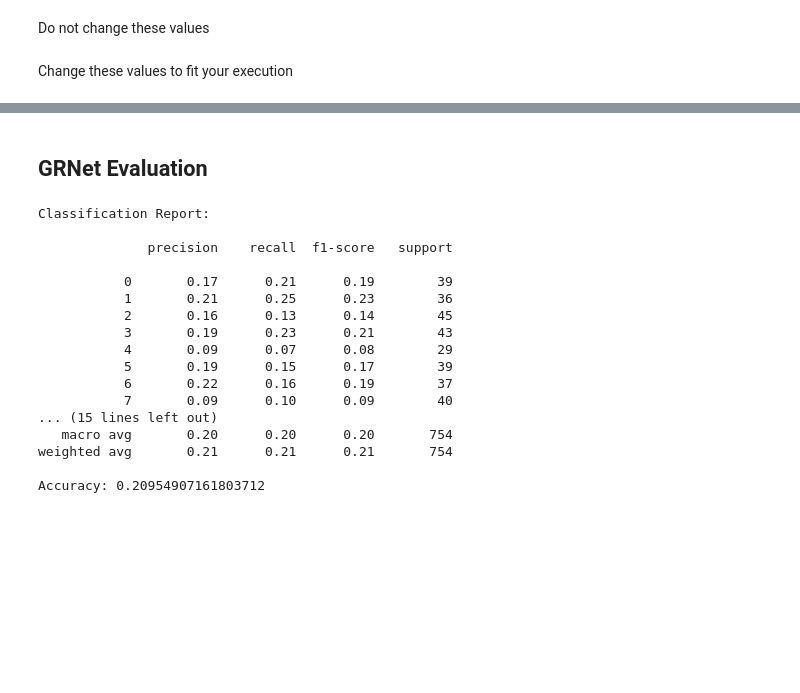
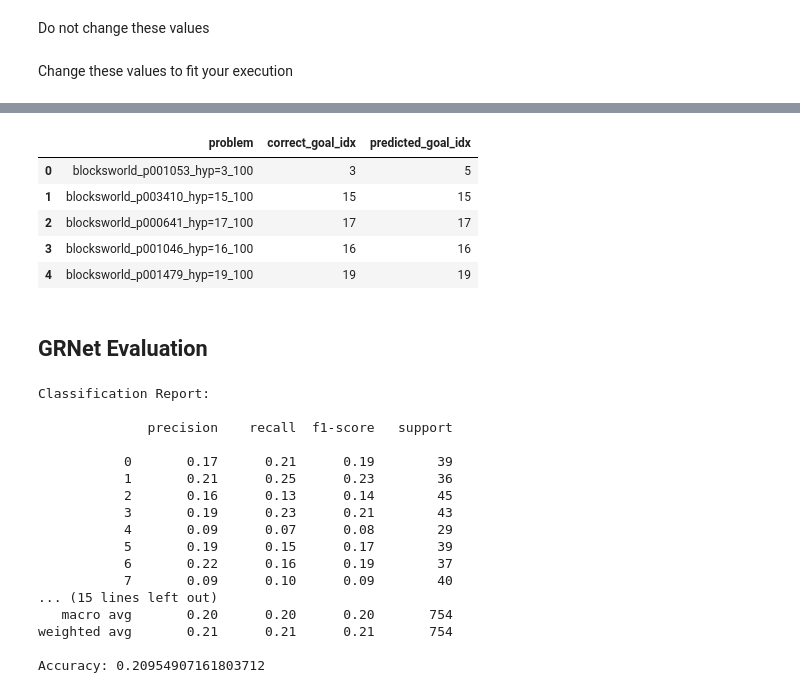
Before and after one commit to MechaMic38/GRNet, a Jupyter notebook: code/GRNet_approach.ipynb, the cells around one changed output, grey strips where cells are left out. Cells and saved outputs as stored; diff of their text form; code cells hidden in the pictures; blank space fills up the shorter version.

```diff
--- a/code/GRNet_approach.ipynb
+++ b/code/GRNet_approach.ipynb
@@ -1017,0 +1120,5 @@ results["10"].head()
+# %%
+results = process_noisy_domain(
+    domain=domain,
+    domain_dir='../testsets/TS_PerGen_noisy/blocksworld-noisy'
+)
@@ -1018,3 +1130,12 @@ results["10"].head()
+# %%
+results["5"]["100"].head()
+# %% [output]
+|  | problem | correct_goal_idx | predicted_goal_idx |
+| 0 | blocksworld_p001053_hyp=3_100 | 3 | 5 |
+| 1 | blocksworld_p003410_hyp=15_100 | 15 | 15 |
+| 2 | blocksworld_p000641_hyp=17_100 | 17 | 17 |
+| 3 | blocksworld_p001046_hyp=16_100 | 16 | 16 |
+| 4 | blocksworld_p001479_hyp=19_100 | 19 | 19 |
 # %% [markdown]
 ## GRNet Evaluation
 # %%
```
Also changed, not shown: parts of 8 cells of this notebook.
